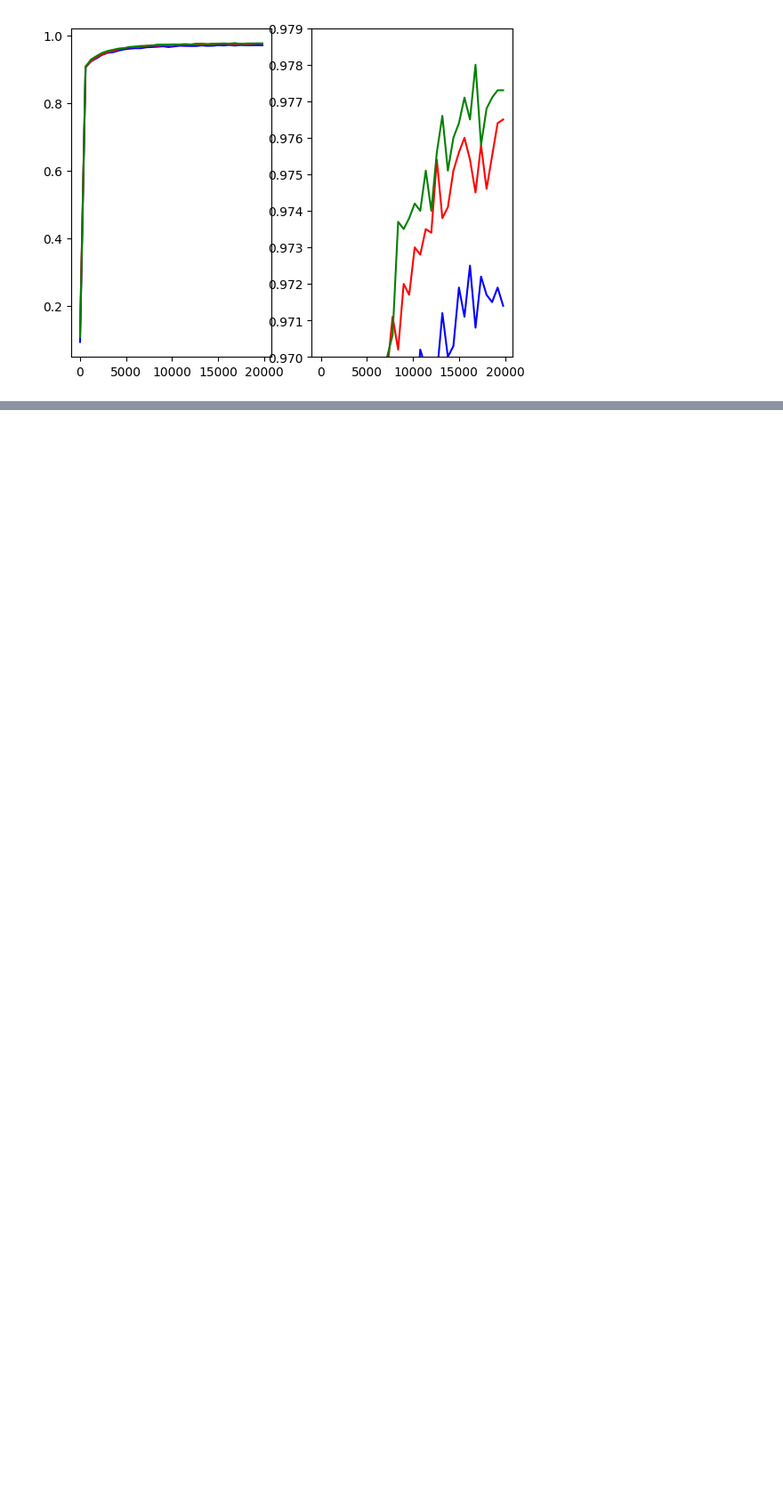
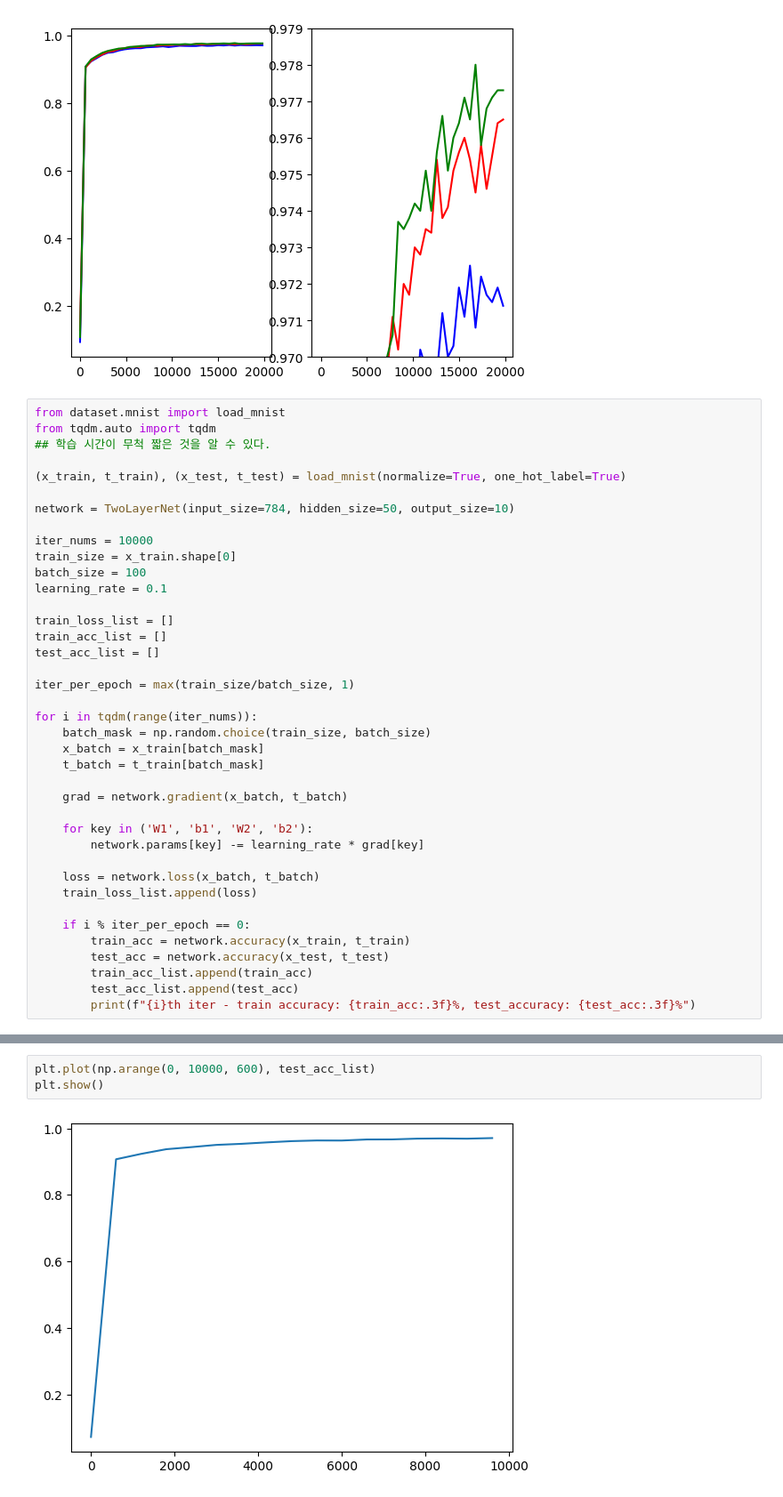
Before and after one commit to Chanmuzi/Deep-Learning-from-Scratch, a Jupyter notebook: 1권/ch05.ipynb, the cells around one changed output, grey strips where cells are left out. Shown at 89% size. Saved outputs shown, nothing was run; the diff lists cells and outputs as text; blank space fills up the shorter version.

Commit message:
ch05: backprop original graph

```diff
--- a/1권/ch05.ipynb
+++ b/1권/ch05.ipynb
@@ -552,3 +552,42 @@ ax2.set_yticks(np.arange(0.97, 0.979, 0.001))
 plt.show()
 # %% [output]
 [figure]
+# %%
+from dataset.mnist import load_mnist
+from tqdm.auto import tqdm
+## 학습 시간이 무척 짧은 것을 알 수 있다.
+
+(x_train, t_train), (x_test, t_test) = load_mnist(normalize=True, one_hot_label=True)
+
+network = TwoLayerNet(input_size=784, hidden_size=50, output_size=10)
+
+iter_nums = 10000
+train_size = x_train.shape[0]
+batch_size = 100
+learning_rate = 0.1
+
+train_loss_list = []
+train_acc_list = []
+test_acc_list = []
+
+iter_per_epoch = max(train_size/batch_size, 1)
+
+for i in tqdm(range(iter_nums)):
+    batch_mask = np.random.choice(train_size, batch_size)
+    x_batch = x_train[batch_mask]
+    t_batch = t_train[batch_mask]
+
+    grad = network.gradient(x_batch, t_batch)
+
+    for key in ('W1', 'b1', 'W2', 'b2'):
+        network.params[key] -= learning_rate * grad[key]
+
+    loss = network.loss(x_batch, t_batch)
+    train_loss_list.append(loss)
+
+    if i % iter_per_epoch == 0:
+        train_acc = network.accuracy(x_train, t_train)
+        test_acc = network.accuracy(x_test, t_test)
+        train_acc_list.append(train_acc)
+        test_acc_list.append(test_acc)
+        print(f"{i}th iter - train accuracy: {train_acc:.3f}%, test_accuracy: {test_acc:.3f}%")
@@ -554,0 +612,5 @@ plt.show()
+# %%
+plt.plot(np.arange(0, 10000, 600), test_acc_list)
+plt.show()
+# %% [output]
+[figure, added]
```
Also changed, not shown: parts of 2 cells of this notebook.
